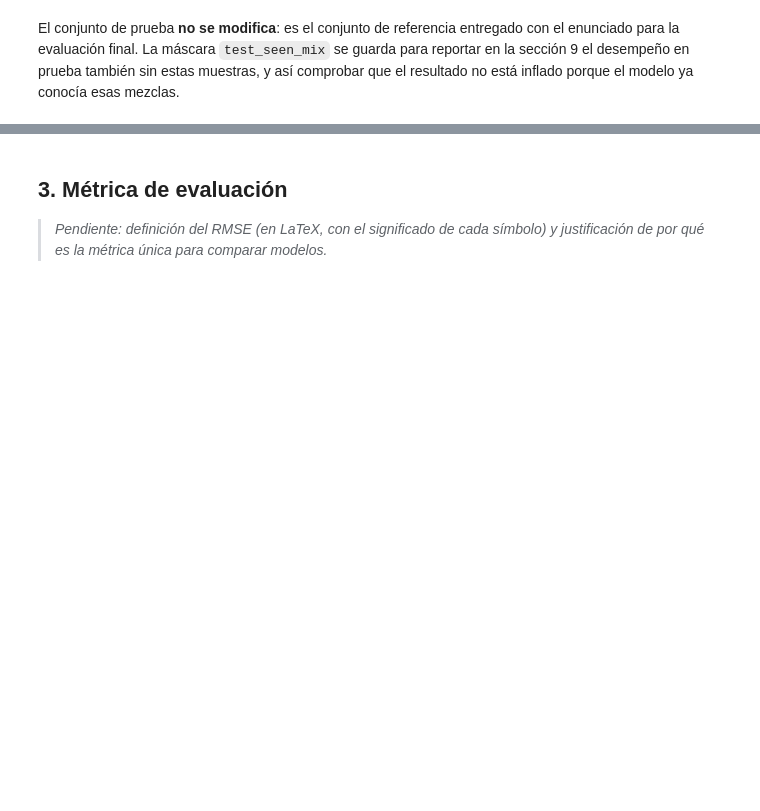
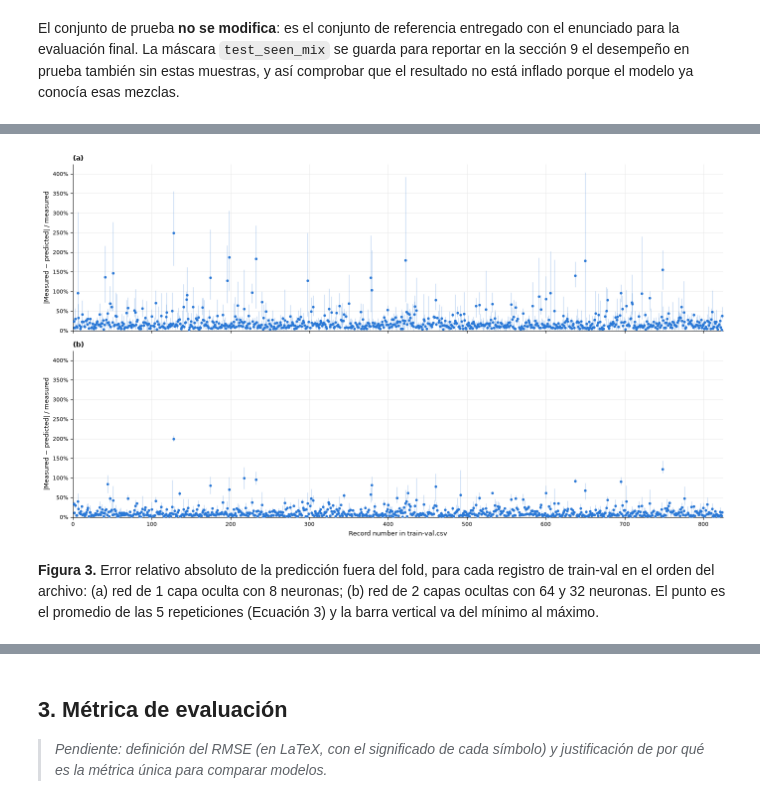
Before and after one commit to 25adiaz-apps/phd-civil-ualberta, a Jupyter notebook: machine-learning/assignment-4/question-1-concrete-strength.ipynb, the cells around one changed output, grey strips where cells are left out. Cells and saved outputs as stored; diff of their text form; code cells hidden in the pictures; blank space fills up the shorter version.

```diff
--- a/machine-learning/assignment-4/question-1-concrete-strength.ipynb
+++ b/machine-learning/assignment-4/question-1-concrete-strength.ipynb
@@ -333,0 +475,26 @@ El conjunto de prueba **no se modifica**: es el conjunto de referencia entregado
+# %%
+# Absolute relative error of every record in every repetition (Equation 3)
+oof_rel_errors = {name: predictions.sub(y_diag, axis=0).abs().div(y_diag, axis=0)
+                  for name, predictions in oof_predictions.items()}
+
+fig, axes = plt.subplots(2, 1, figsize=(14, 8), sharex=True, sharey=True)
+for ax, panel, error in zip(axes, ["(a)", "(b)"], oof_rel_errors.values()):
+    # Vertical bar: range of the 5 repetitions; dot: mean error (Equation 3)
+    ax.vlines(error.index, error.min(axis=1), error.max(axis=1),
+              color=COLOR_TRAIN, alpha=0.35, linewidth=0.8)
+    ax.scatter(error.index, error.mean(axis=1), s=8, color=COLOR_TRAIN, zorder=3)
+    ax.set_ylim(bottom=0)
+    ax.yaxis.set_major_formatter(PercentFormatter(1.0))
+    ax.set_ylabel("|Measured − predicted| / measured")
+    ax.set_title(panel, loc="left", fontweight="bold")
+axes[-1].set_xlabel("Record number in train-val.csv")
+axes[-1].set_xlim(0, train_val_df.index.max() + 1)
+fig.tight_layout()
+show_figure(fig, 3,
+            "Error relativo absoluto de la predicción fuera del fold, para cada registro de train-val "
+            "en el orden del archivo: (a) red de 1 capa oculta con 8 neuronas; (b) red de 2 capas "
+            "ocultas con 64 y 32 neuronas. El punto es el promedio de las 5 repeticiones "
+            "(Ecuación 3) y la barra vertical va del mínimo al máximo.")
+# %% [output]
+[figure, added]
+**Figura 3.** Error relativo absoluto de la predicción fuera del fold, para cada registro de train-val en el orden del archivo: (a) red de 1 capa oculta con 8 neuronas; (b) red de 2 capas ocultas con 64 y 32 neuronas. El punto es el promedio de las 5 repeticiones (Ecuación 3) y la barra vertical va del mínimo al máximo.
```
Also changed, not shown: parts of 49 cells of this notebook.
